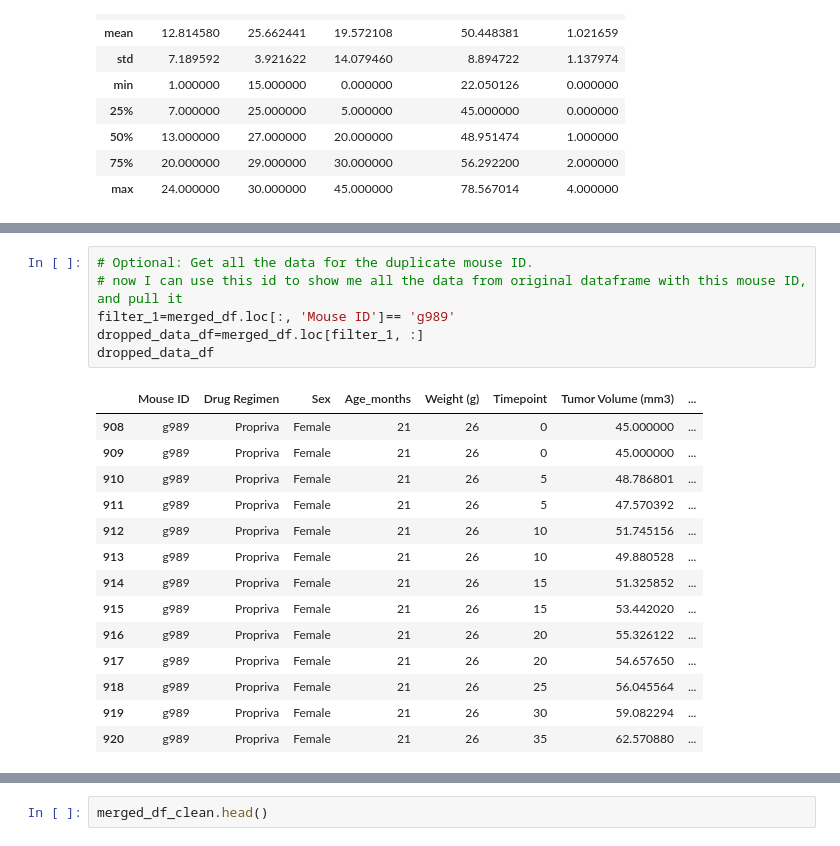
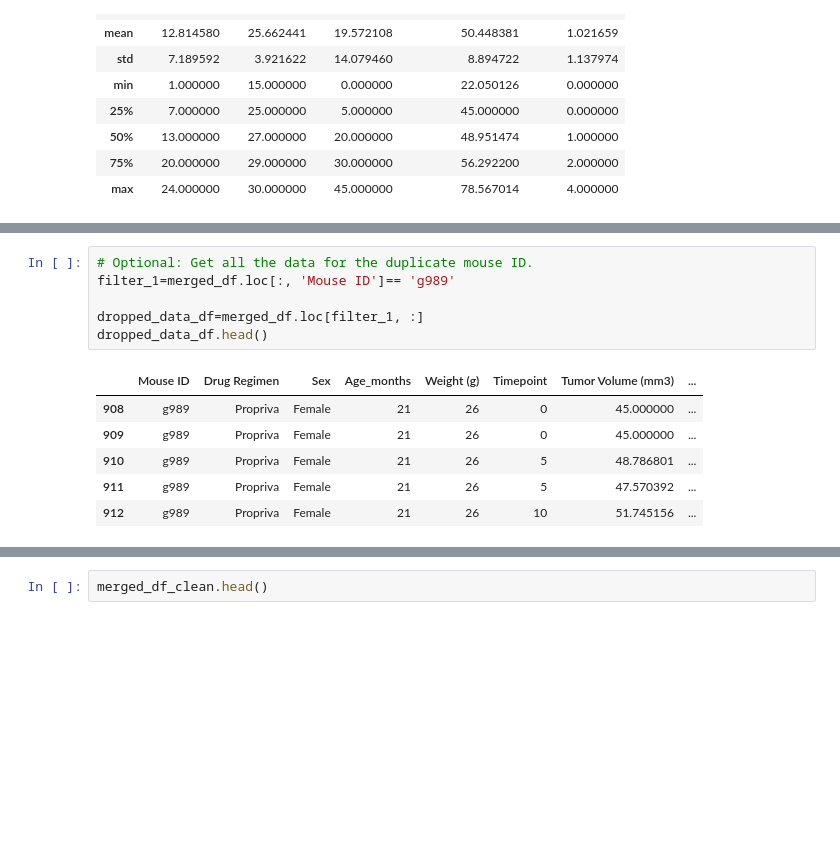
Before and after one commit to acsours/matplotlib-homework, a Jupyter notebook: pymaceuticals_starter.ipynb, the cells around one changed output, grey strips where cells are left out. Cells and saved outputs as stored; diff of their text form; blank space fills up the shorter version.

```diff
--- a/pymaceuticals_starter.ipynb
+++ b/pymaceuticals_starter.ipynb
@@ -121,22 +93,14 @@ duplicated_id
 Name: Mouse ID, dtype: object
 # %%
 # Optional: Get all the data for the duplicate mouse ID.
-# now I can use this id to show me all the data from original dataframe with this mouse ID, and pull it
 filter_1=merged_df.loc[:, 'Mouse ID']== 'g989'
+
 dropped_data_df=merged_df.loc[filter_1, :]
-dropped_data_df
+dropped_data_df.head()
 # %% [output]
 |  | Mouse ID | Drug Regimen | Sex | Age_months | Weight (g) | Timepoint | Tumor Volume (mm3) | ... |
 | 908 | g989 | Propriva | Female | 21 | 26 | 0 | 45.000000 | ... |
 | 909 | g989 | Propriva | Female | 21 | 26 | 0 | 45.000000 | ... |
 | 910 | g989 | Propriva | Female | 21 | 26 | 5 | 48.786801 | ... |
 | 911 | g989 | Propriva | Female | 21 | 26 | 5 | 47.570392 | ... |
 | 912 | g989 | Propriva | Female | 21 | 26 | 10 | 51.745156 | ... |
-| 913 | g989 | Propriva | Female | 21 | 26 | 10 | 49.880528 | ... |
-| 914 | g989 | Propriva | Female | 21 | 26 | 15 | 51.325852 | ... |
-| 915 | g989 | Propriva | Female | 21 | 26 | 15 | 53.442020 | ... |
-| 916 | g989 | Propriva | Female | 21 | 26 | 20 | 55.326122 | ... |
-| 917 | g989 | Propriva | Female | 21 | 26 | 20 | 54.657650 | ... |
-| 918 | g989 | Propriva | Female | 21 | 26 | 25 | 56.045564 | ... |
-| 919 | g989 | Propriva | Female | 21 | 26 | 30 | 59.082294 | ... |
-| 920 | g989 | Propriva | Female | 21 | 26 | 35 | 62.570880 | ... |
```
Also changed, not shown: parts of 49 cells of this notebook.
